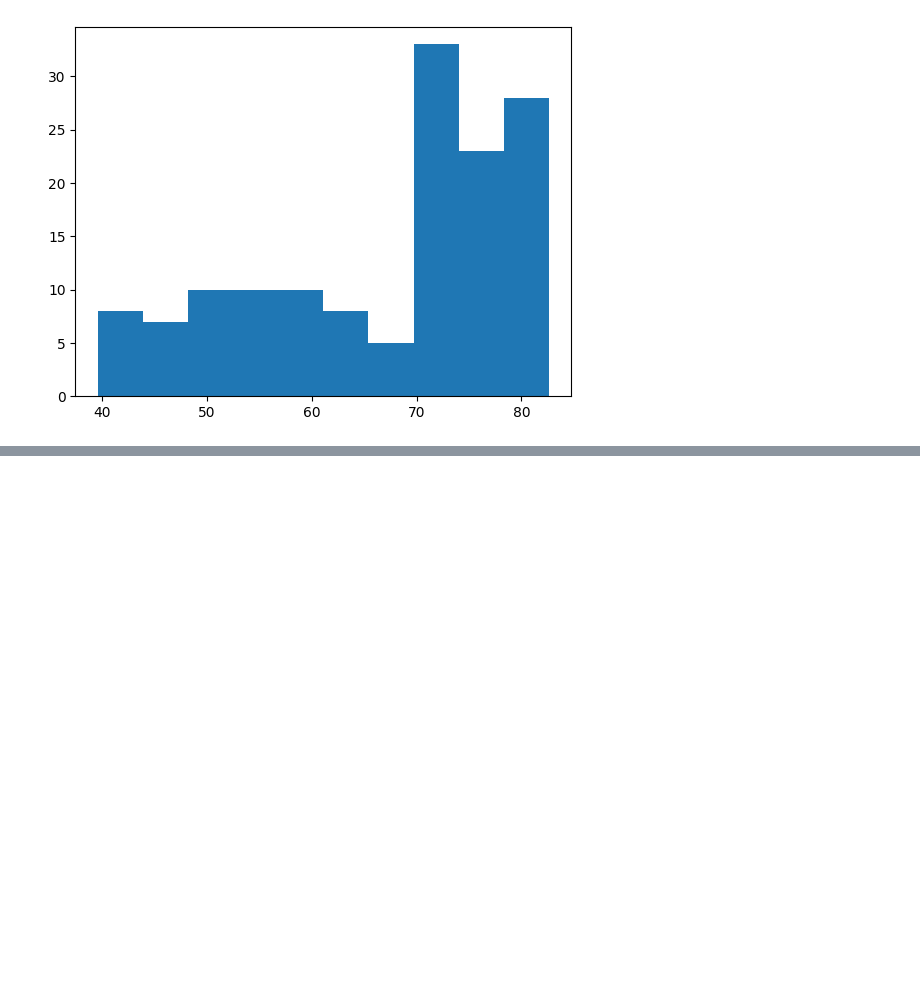
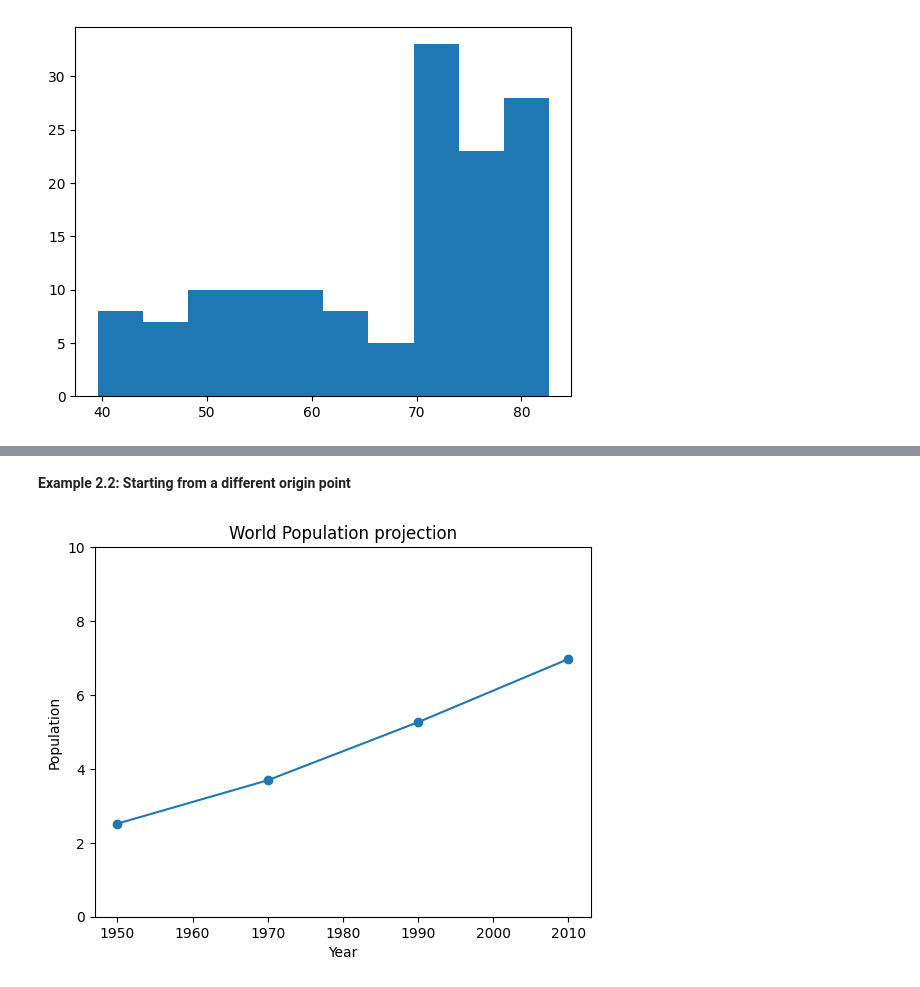
Before and after one commit to YoussefHeshamAlsoly/DataCamp, a Jupyter notebook: 2_intermediate_python/Examples.ipynb, the cells around one changed output, grey strips where cells are left out. Cells and saved outputs as stored; diff of their text form; code cells hidden in the pictures; blank space fills up the shorter version.

```diff
--- a/2_intermediate_python/Examples.ipynb
+++ b/2_intermediate_python/Examples.ipynb
@@ -54,0 +101,14 @@ plt.show()
+# %% [markdown]
+**Example 2.2: Starting from a different origin point**
+# %%
+line_plot = plt.plot(year, pop)
+scatter_plot = plt.scatter(year, pop)
+
+plt.xlabel("Year")
+plt.ylabel("Population")
+plt.title("World Population projection")
+plt.yticks([0, 2, 4, 6, 8, 10])
+
+plt.show()
+# %% [output]
+[figure, added]
```
Also changed, not shown: parts of 16 cells of this notebook, 1 other file.
